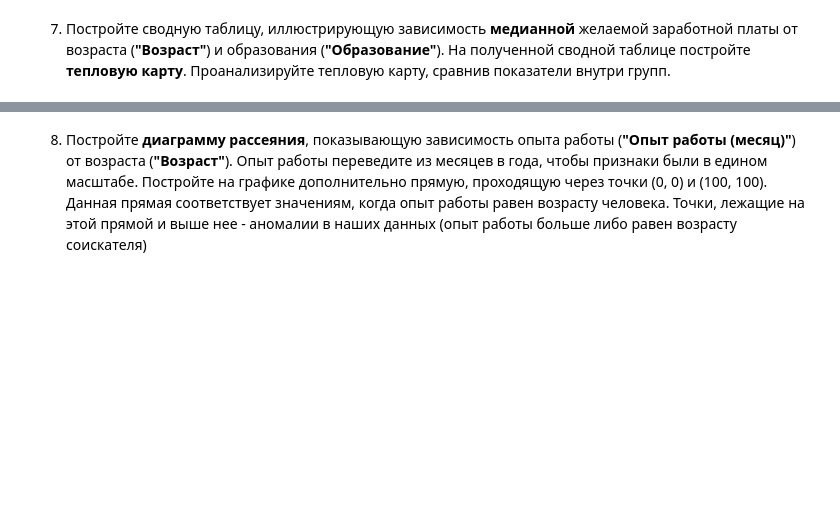
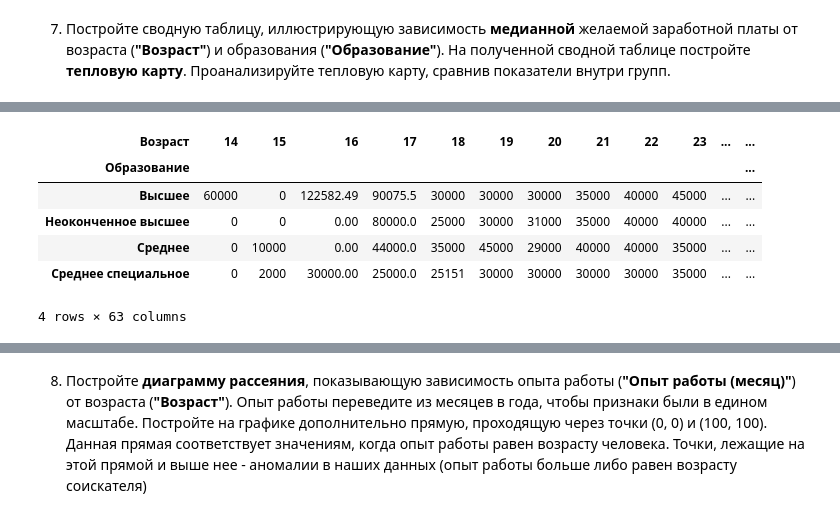
Before and after one commit to ivan-ver/Head_Hunter_Vacansy, a Jupyter notebook: Project_1.ipynb, the cells around one changed output, grey strips where cells are left out. Drawn from its saved outputs; the diff is of its cells as text; code cells hidden in the pictures; blank space fills up the shorter version.

```diff
--- a/Project_1.ipynb
+++ b/Project_1.ipynb
@@ -555,0 +601,17 @@ SyntaxError: invalid syntax (<ipython-input-680-3ebf0f95529e>, line 1)
+# %%
+pivot_zp_age_education = data_frame.pivot_table(
+    'ЗП (руб)',
+    index='Образование',
+    columns='Возраст',
+    aggfunc='median',
+    fill_value=0
+)
+pivot_zp_age_education
+# %% [output]
+| Возраст | 14 | 15 | 16 | 17 | 18 | 19 | 20 | 21 | 22 | 23 | ... | ... |
+| Образование |  |  |  |  |  |  |  |  |  |  |  | ... |
+| Высшее | 60000 | 0 | 122582.49 | 90075.5 | 30000 | 30000 | 30000 | 35000 | 40000 | 45000 | ... | ... |
+| Неоконченное высшее | 0 | 0 | 0.00 | 80000.0 | 25000 | 30000 | 31000 | 35000 | 40000 | 40000 | ... | ... |
+| Среднее | 0 | 10000 | 0.00 | 44000.0 | 35000 | 45000 | 29000 | 40000 | 40000 | 35000 | ... | ... |
+| Среднее специальное | 0 | 2000 | 30000.00 | 25000.0 | 25151 | 30000 | 30000 | 30000 | 30000 | 35000 | ... | ... |
+4 rows × 63 columns
```
Also changed, not shown: parts of 40 cells of this notebook.
